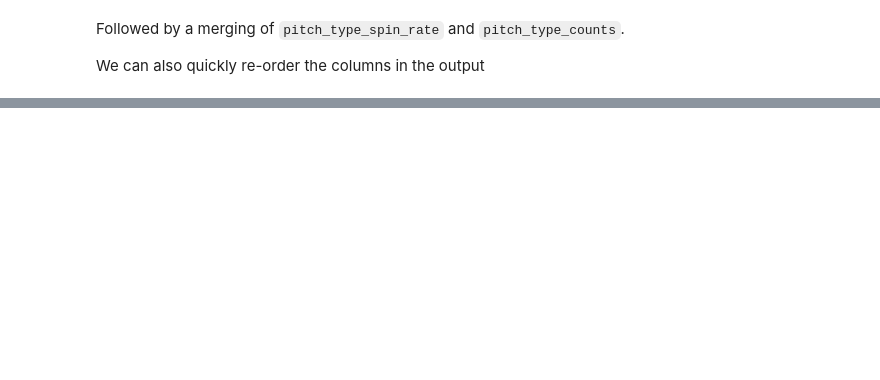
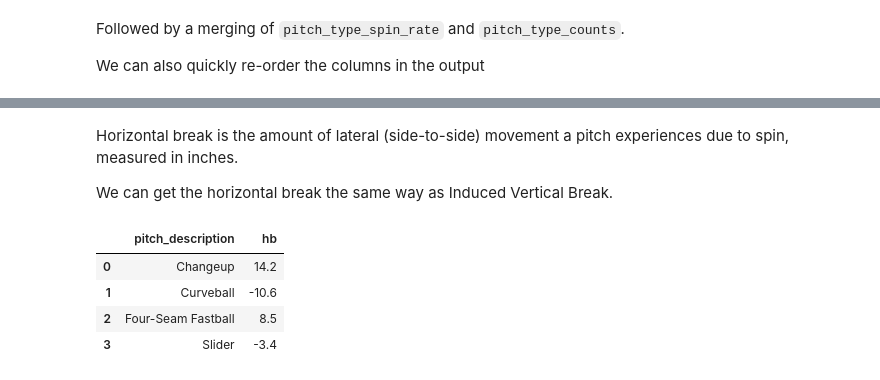
Before and after one commit to CarsonHallford/PitcherData, a Jupyter notebook: MLB_Scraper_Pitcher_Data.ipynb, the cells around one changed output, grey strips where cells are left out. Cells and saved outputs as stored; diff of their text form; code cells hidden in the pictures; blank space fills up the shorter version.

```diff
--- a/MLB_Scraper_Pitcher_Data.ipynb
+++ b/MLB_Scraper_Pitcher_Data.ipynb
@@ -295,0 +238,26 @@ iVB does not require a calculation from our end as it is already listed in the r
+# %% [markdown]
+Horizontal break is the amount of lateral (side-to-side) movement a pitch experiences due to spin, measured in inches.
+
+We can get the horizontal break the same way as Induced Vertical Break.
+# %%
+pitcher_pyb = df_pyb[
+    [
+        "game_id",
+        "game_date",
+        "pitcher_name",
+        "pitch_description",
+        "start_speed",
+        "spin_rate",
+        "ivb",
+        "hb"
+    ]
+]
+
+pitch_type_hb = (pitcher_pyb.groupby("pitch_description", as_index=False)["hb"].mean()).round(1)
+pitch_type_hb
+# %% [output]
+|  | pitch_description | hb |
+| 0 | Changeup | 14.2 |
+| 1 | Curveball | -10.6 |
+| 2 | Four-Seam Fastball | 8.5 |
+| 3 | Slider | -3.4 |
```
Also changed, not shown: parts of 22 cells of this notebook.
